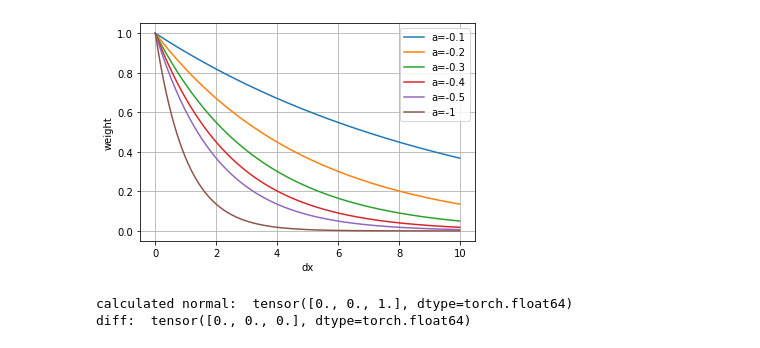
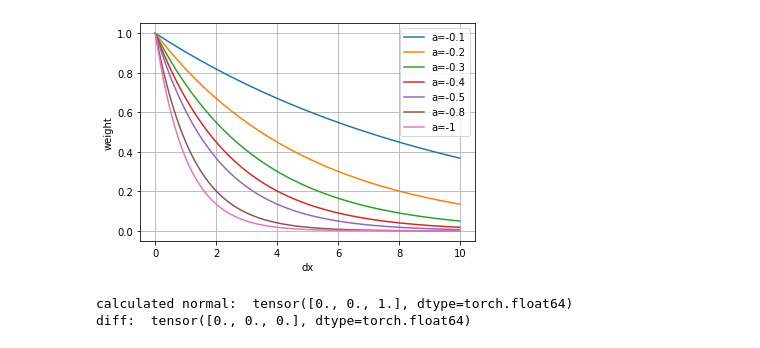
Before and after one commit to ArashJavan/DeepLIO, a Jupyter notebook: notebooks/02_normal_estimation.ipynb, the cells around one changed output. Drawn from its saved outputs; the diff is of its cells as text; code cells hidden in the pictures.

```diff
--- a/notebooks/02_normal_estimation.ipynb
+++ b/notebooks/02_normal_estimation.ipynb
@@ -7,19 +7,19 @@ def calc_weight(x, alpha=-0.2):
     return torch.exp(alpha * torch.abs(x))
 # %%
 # Visualizing different weights
-alpha = [-0.1, -0.2, -0.3, -0.4, -0.5, -1]
+alpha = [-0.1, -0.2, -0.3, -0.4, -0.5, -0.8, -1]
 
 N = lambda x, a: np.exp(a*x)
 x = np.arange(0, 10, 0.01)
 
 for i in range(len(alpha)):
     plt.plot(x, N(x, alpha[i]), label="a={}".format(alpha[i]))
 plt.xlabel('dx')
 plt.ylabel('weight')
 plt.legend()
 plt.grid()
 # %% [output]
-[figure, old version]
+[figure, new version]
 # %%
 def calc_normal(xi, x0, x1, x2, x3):
     x_n = torch.stack([x0, x1, x2, x3])
```
Also changed, not shown: 3 other files.
